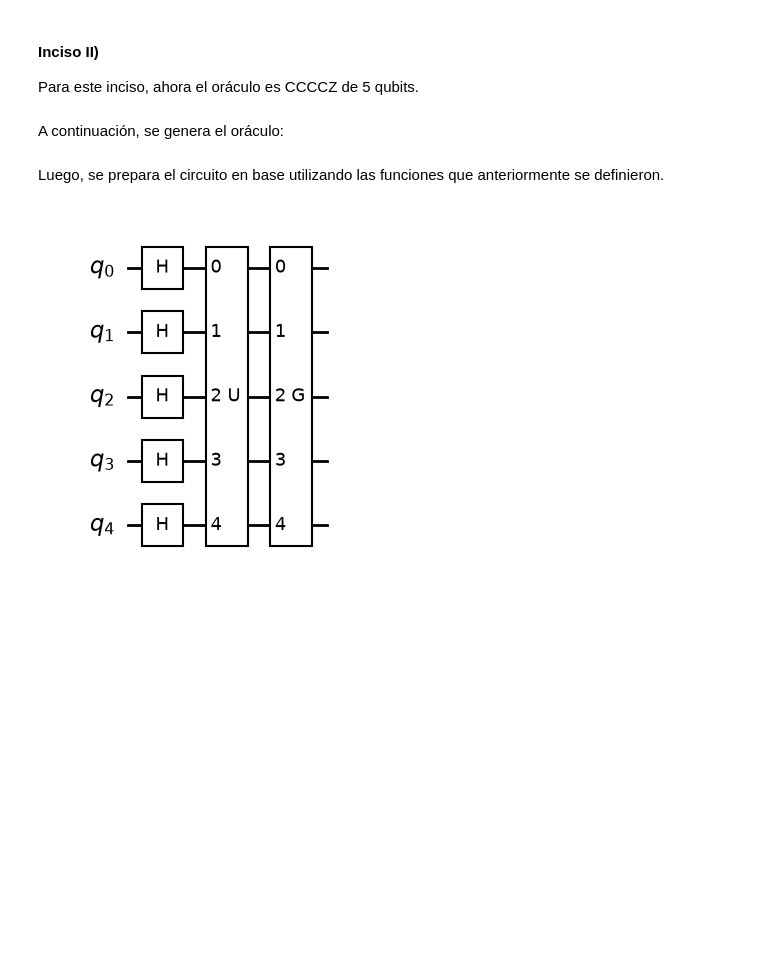
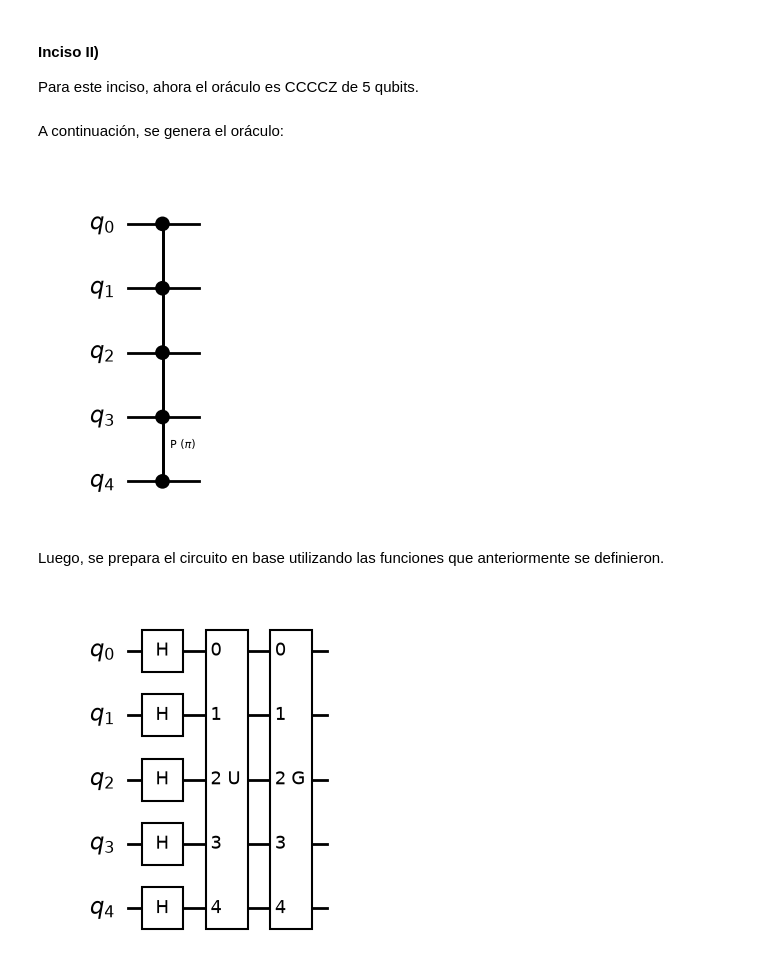
Before and after one commit to iroumec/qomputing-coursework, a Jupyter notebook: practicos/grover.ipynb, the cells around one changed output. Saved outputs shown, nothing was run; the diff lists cells and outputs as text; code cells hidden in the pictures; blank space fills up the shorter version.

```diff
--- a/practicos/grover.ipynb
+++ b/practicos/grover.ipynb
@@ -282,9 +282,13 @@ A continuación, se genera el oráculo:
 # %%
 # Se establece el número de qubits.
 number_of_qubits = 5
 
 # Se genera el oráculo.
 oraculo_1ii = get_oraculo(number_of_qubits)
+
+oraculo_1ii.draw(output='mpl', style='bw')
+# %% [output]
+[figure, added]
 # %% [markdown]
 Luego, se prepara el circuito en base utilizando las funciones que anteriormente se definieron.
 # %%
```
Also changed, not shown: 29 other files.
